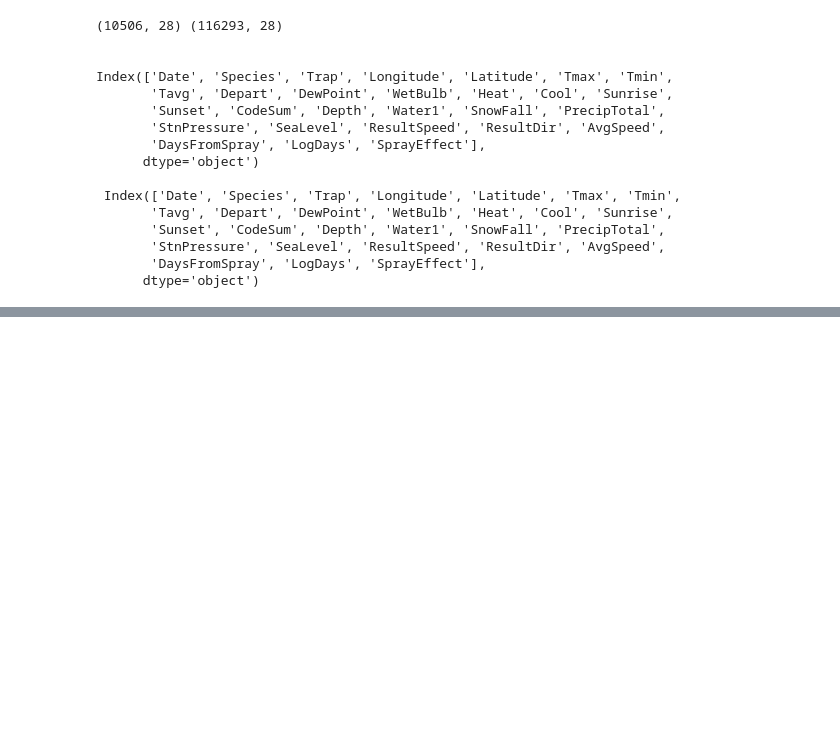
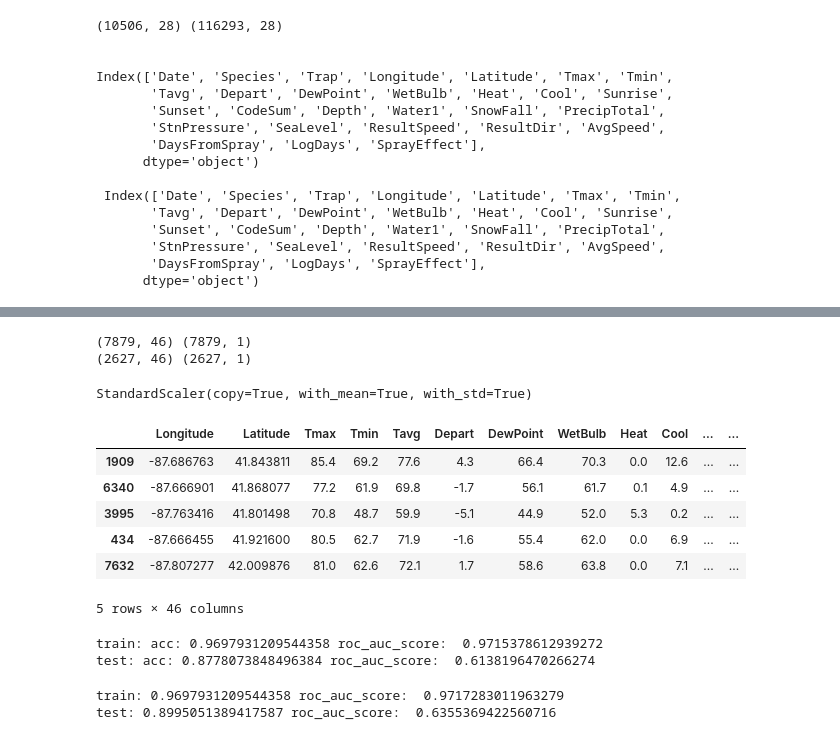
Before and after one commit to helencai62/CDC_WNV_project, a Jupyter notebook: Model_DecisionTree.ipynb, the cells around one changed output, grey strips where cells are left out. Cells and saved outputs as stored; diff of their text form; code cells hidden in the pictures; blank space fills up the shorter version.

```diff
--- a/Model_DecisionTree.ipynb
+++ b/Model_DecisionTree.ipynb
@@ -252,0 +97,6 @@ Name: WnvPresent, dtype: int64
+# %%
+#train
+X = process_features(X, drop_cols = ['Date', 'Trap'])
+
+#test
+test = process_features(test, drop_cols = ['Date', 'Trap'])
@@ -252,0 +114,71 @@ Name: WnvPresent, dtype: int64
+# %%
+#train-test-split training set: 75/25 split, stratify y to preseve distro
+X_train, X_test, y_train, y_test = train_test_split(X, y, random_state = 42, stratify = y, test_size = 0.25)
+
+print(X_train.shape, y_train.shape)
+print(X_test.shape, y_test.shape)
+# %% [output]
+(7879, 46) (7879, 1)
+(2627, 46) (2627, 1)
+# %%
+#standard scale
+ss = StandardScaler()
+ss.fit_transform(X_train)
+ss.fit(X_test)
+# %% [output]
+StandardScaler(copy=True, with_mean=True, with_std=True)
+# %%
+#balance classes in X_train (training set of training set)
+
+import numpy as np
+C0_ratio = 2/3
+C1_ratio = 1 - C0_ratio
+Total = len(y_train['WnvPresent'])
+
+#from class 0 observations, random sample 5253
+    #rows from X_train that are class 0
+X_train_C0_rows = [i for i in X_train[y_train['WnvPresent'] == 0].index]
+X_train_C0_undersample = np.random.choice(X_train_C0_rows, int(round(C0_ratio*Total, 0)), replace = False)
+X_train_C0_undersample = list(X_train_C0_undersample)
+
+#from class 1 observations, random sample 2626
+    #rows from X_train that are class 1
+X_train_C1_rows = [i for i in X_train[y_train['WnvPresent'] == 1].index]
+X_train_C1_oversample = np.random.choice(X_train_C1_rows, int(round(C1_ratio*Total, 0)), replace = True)
+X_train_C1_oversample = list(X_train_C1_oversample)
+
+#reset X_train and y_train
+X_train_balanced = X_train_C0_undersample + X_train_C1_oversample
+X_train = X_train.loc[X_train_balanced, :]
+y_train = y_train.loc[X_train_balanced, :]
+# %%
+#checker
+y_train['WnvPresent'].value_counts()
+X_train.head()
+# %% [output]
+|  | Longitude | Latitude | Tmax | Tmin | Tavg | Depart | DewPoint | WetBulb | Heat | Cool | ... | ... |
+| 1909 | -87.686763 | 41.843811 | 85.4 | 69.2 | 77.6 | 4.3 | 66.4 | 70.3 | 0.0 | 12.6 | ... | ... |
+| 6340 | -87.666901 | 41.868077 | 77.2 | 61.9 | 69.8 | -1.7 | 56.1 | 61.7 | 0.1 | 4.9 | ... | ... |
+| 3995 | -87.763416 | 41.801498 | 70.8 | 48.7 | 59.9 | -5.1 | 44.9 | 52.0 | 5.3 | 0.2 | ... | ... |
+| 434 | -87.666455 | 41.921600 | 80.5 | 62.7 | 71.9 | -1.6 | 55.4 | 62.0 | 0.0 | 6.9 | ... | ... |
+| 7632 | -87.807277 | 42.009876 | 81.0 | 62.6 | 72.1 | 1.7 | 58.6 | 63.8 | 0.0 | 7.1 | ... | ... |
+5 rows × 46 columns
+# %%
+#instantiate, fit + score Decision Tree classifier
+tree = DecisionTreeClassifier()
+
+tree.fit(X_train, y_train)
+print('train:', 'acc:', tree.score(X_train, y_train['WnvPresent']), 'roc_auc_score: ', roc_auc_score(y_train['WnvPresent'], tree.predict(X_train)))
+print('test:', 'acc:', tree.score(X_test, y_test['WnvPresent']), 'roc_auc_score: ', roc_auc_score(y_test['WnvPresent'], tree.predict(X_test)))    #biased
+# %% [output]
+train: acc: 0.9697931209544358 roc_auc_score:  0.9715378612939272
+test: acc: 0.8778073848496384 roc_auc_score:  0.6138196470266274
+# %%
+#bagging classifier with DecisionTreeClassifier
+bag = BaggingClassifier(random_state = 42, base_estimator = DecisionTreeClassifier(), n_estimators = 100, verbose = 0)
+bag.fit(X_train, y_train)
+print('train:', bag.score(X_train, y_train['WnvPresent']), 'roc_auc_score: ', roc_auc_score(y_train['WnvPresent'], bag.predict(X_train)))
+print('test:', bag.score(X_test, y_test['WnvPresent']), 'roc_auc_score: ', roc_auc_score(y_test['WnvPresent'], bag.predict(X_test)))    #better performance + less bias than DT
+# %% [output]
+train: 0.9697931209544358 roc_auc_score:  0.9717283011963279
+test: 0.8995051389417587 roc_auc_score:  0.6355369422560716
```
Also changed, not shown: parts of 43 cells of this notebook, 3 other files.
